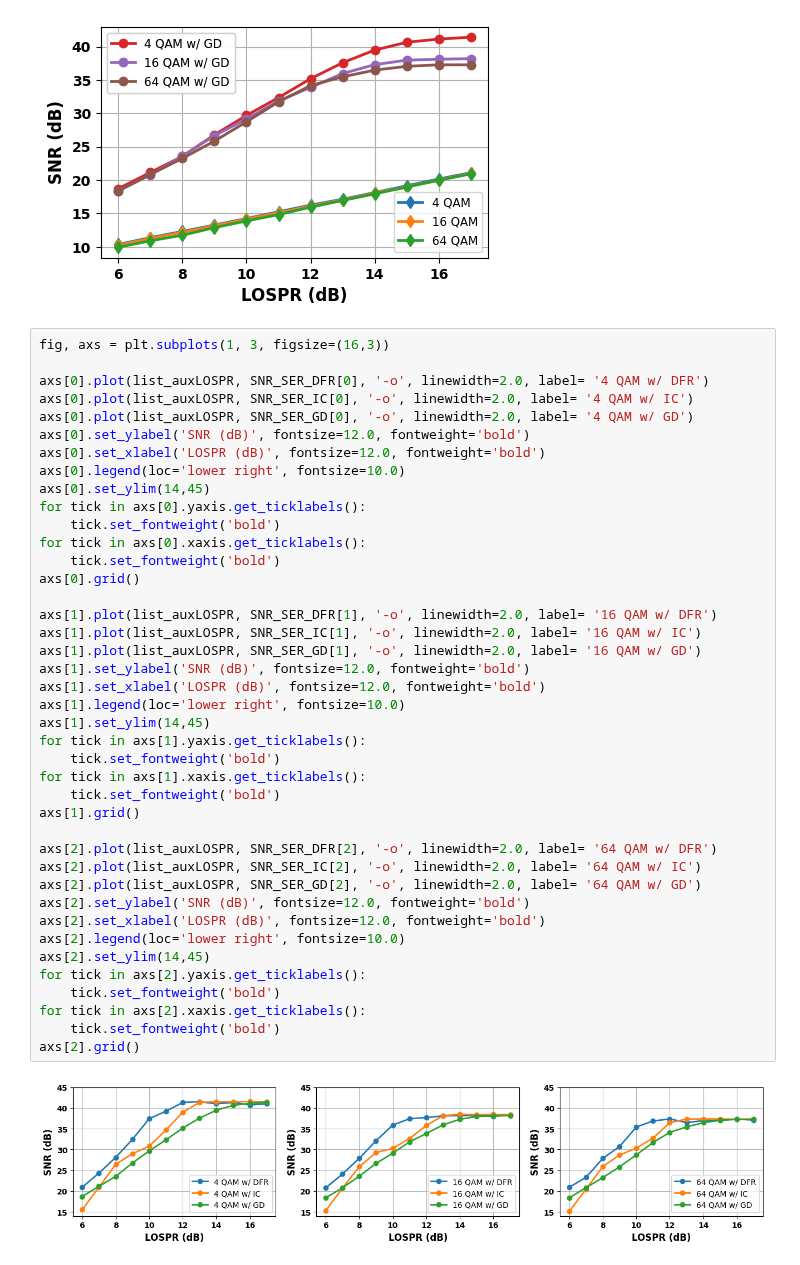
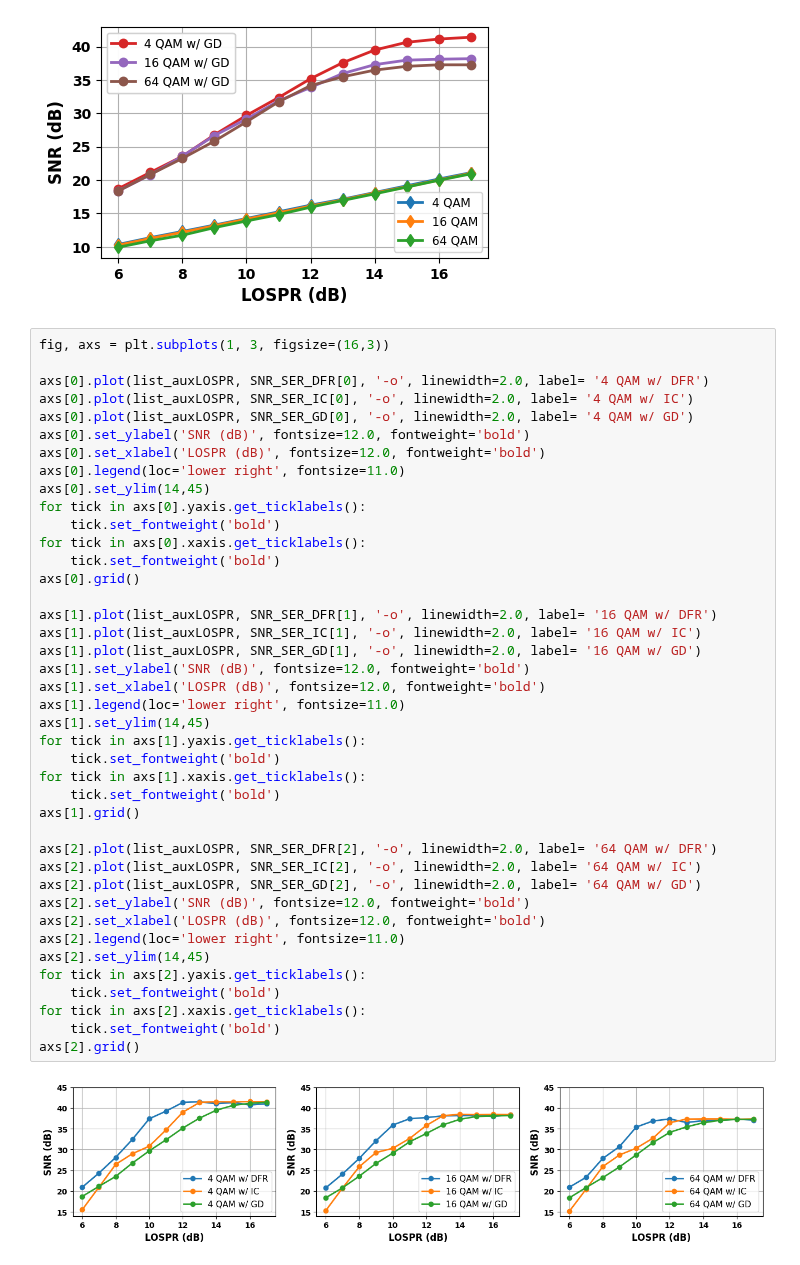
Before and after one commit to jfelipeslg/TCC_Single-Ended-Receiver, a Jupyter notebook: results/3_Performance_GD-IC-GD/plot_results-figure6.ipynb, the cells around one changed output. Cells and saved outputs as stored; diff of their text form.

```diff
--- a/results/3_Performance_GD-IC-GD/plot_results-figure6.ipynb
+++ b/results/3_Performance_GD-IC-GD/plot_results-figure6.ipynb
@@ -14,38 +14,38 @@ axs[0].plot(list_auxLOSPR, SNR_SER_IC[0], '-o', linewidth=2.0, label= '4 QAM w/
 axs[0].plot(list_auxLOSPR, SNR_SER_GD[0], '-o', linewidth=2.0, label= '4 QAM w/ GD')
 axs[0].set_ylabel('SNR (dB)', fontsize=12.0, fontweight='bold')
 axs[0].set_xlabel('LOSPR (dB)', fontsize=12.0, fontweight='bold')
-axs[0].legend(loc='lower right', fontsize=10.0)
+axs[0].legend(loc='lower right', fontsize=11.0)
 axs[0].set_ylim(14,45)
 for tick in axs[0].yaxis.get_ticklabels():
     tick.set_fontweight('bold')
 for tick in axs[0].xaxis.get_ticklabels():
     tick.set_fontweight('bold')
 axs[0].grid()
 
 axs[1].plot(list_auxLOSPR, SNR_SER_DFR[1], '-o', linewidth=2.0, label= '16 QAM w/ DFR')
 axs[1].plot(list_auxLOSPR, SNR_SER_IC[1], '-o', linewidth=2.0, label= '16 QAM w/ IC')
 axs[1].plot(list_auxLOSPR, SNR_SER_GD[1], '-o', linewidth=2.0, label= '16 QAM w/ GD')
 axs[1].set_ylabel('SNR (dB)', fontsize=12.0, fontweight='bold')
 axs[1].set_xlabel('LOSPR (dB)', fontsize=12.0, fontweight='bold')
-axs[1].legend(loc='lower right', fontsize=10.0)
+axs[1].legend(loc='lower right', fontsize=11.0)
 axs[1].set_ylim(14,45)
 for tick in axs[1].yaxis.get_ticklabels():
     tick.set_fontweight('bold')
 for tick in axs[1].xaxis.get_ticklabels():
     tick.set_fontweight('bold')
 axs[1].grid()
 
 axs[2].plot(list_auxLOSPR, SNR_SER_DFR[2], '-o', linewidth=2.0, label= '64 QAM w/ DFR')
 axs[2].plot(list_auxLOSPR, SNR_SER_IC[2], '-o', linewidth=2.0, label= '64 QAM w/ IC')
 axs[2].plot(list_auxLOSPR, SNR_SER_GD[2], '-o', linewidth=2.0, label= '64 QAM w/ GD')
 axs[2].set_ylabel('SNR (dB)', fontsize=12.0, fontweight='bold')
 axs[2].set_xlabel('LOSPR (dB)', fontsize=12.0, fontweight='bold')
-axs[2].legend(loc='lower right', fontsize=10.0)
+axs[2].legend(loc='lower right', fontsize=11.0)
 axs[2].set_ylim(14,45)
 for tick in axs[2].yaxis.get_ticklabels():
     tick.set_fontweight('bold')
 for tick in axs[2].xaxis.get_ticklabels():
     tick.set_fontweight('bold')
 axs[2].grid()
 # %% [output]
-[figure, old version]
+[figure, new version]
```
Also changed, not shown: 6 other files.
